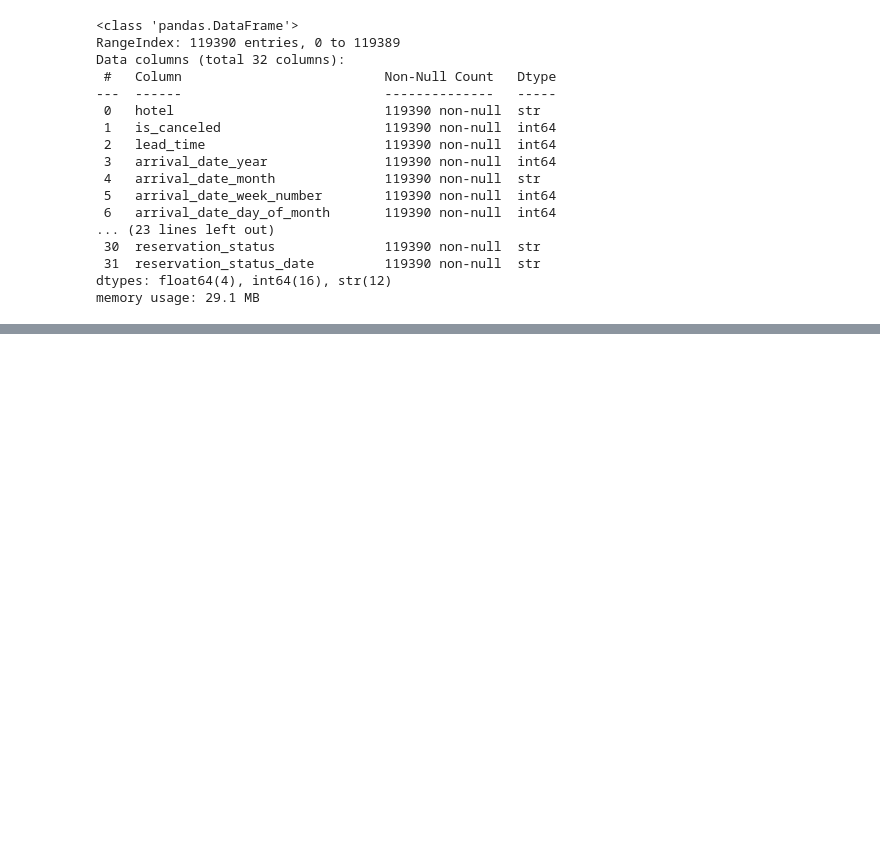
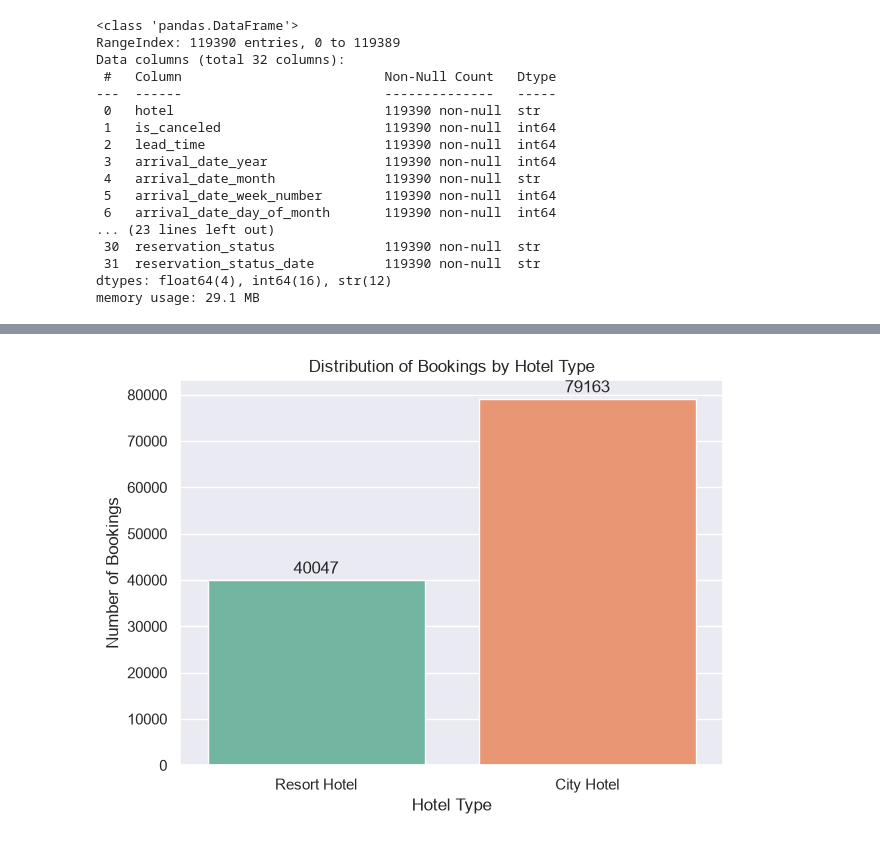
Before and after one commit to Himanshu584/Hotel-Booking-Demand-Analysis, a Jupyter notebook: hotel_booking_eda.ipynb, the cells around one changed output, grey strips where cells are left out. Cells and saved outputs as stored; diff of their text form; code cells hidden in the pictures; blank space fills up the shorter version.

```diff
--- a/hotel_booking_eda.ipynb
+++ b/hotel_booking_eda.ipynb
@@ -48,0 +201,6 @@ memory usage: 29.1 MB
+# %%
+# creating total night stays column
+data["total_night_stays"] = (data["stays_in_weekend_nights"] + data["stays_in_week_nights"])
+
+# creating total guests column
+data["total_guests"] = (data["adults"] + data["children"] + data["babies"])
@@ -48,0 +235,8 @@ memory usage: 29.1 MB
+# %%
+# creating arrival_date column
+data["arrival_date"] = pd.to_datetime(
+    data["arrival_date_year"].astype(str) + "-" +
+    data["arrival_date_month"].astype(str) + "-" +
+    data["arrival_date_day_of_month"].astype(str),
+    errors="coerce"
+)
@@ -48,0 +337,12 @@ memory usage: 29.1 MB
+# %%
+# Preserve the original dataset
+data_original = data.copy()
+
+# Remove bookings with zero guests
+data = data[data["total_guests"] > 0].copy()
+
+# Reset index
+data.reset_index(drop=True, inplace=True)
+
+print("Remaining records:", len(data))
+print("Removed records:", len(data_original) - len(data))
@@ -48,0 +648,20 @@ memory usage: 29.1 MB
+# %%
+plt.figure(figsize=(7, 5))
+
+ax = sns.countplot(
+    data=data,
+    x="hotel",
+    hue="hotel",
+    palette="Set2",
+    legend=False
+)
+
+for container in ax.containers:
+    ax.bar_label(container, fmt="%d", padding=2)
+
+plt.title("Distribution of Bookings by Hotel Type", fontsize=12)
+plt.xlabel("Hotel Type")
+plt.ylabel("Number of Bookings")
+plt.show()
+# %% [output]
+[figure, added]
```
Also changed, not shown: parts of 59 cells of this notebook.
